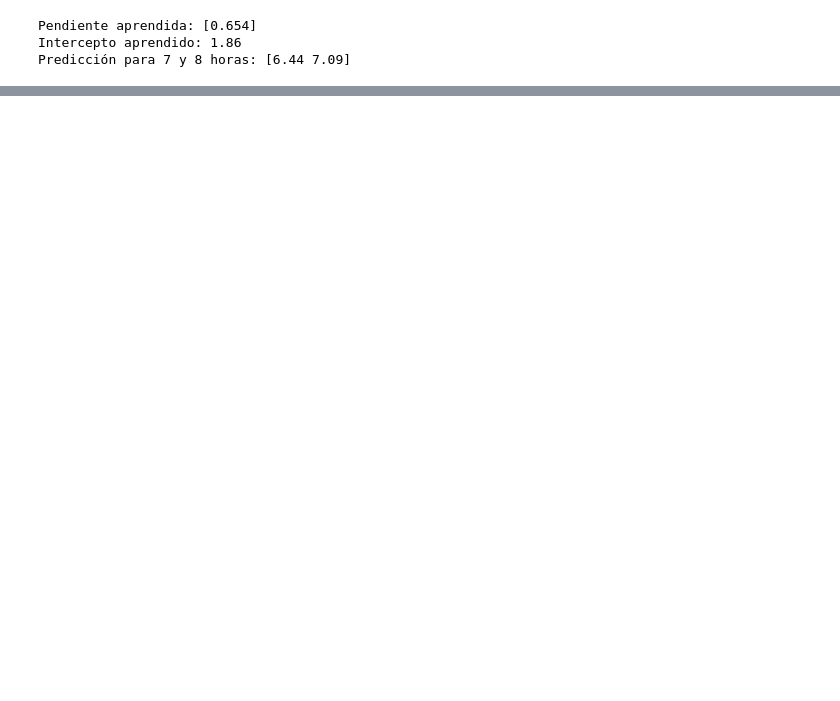
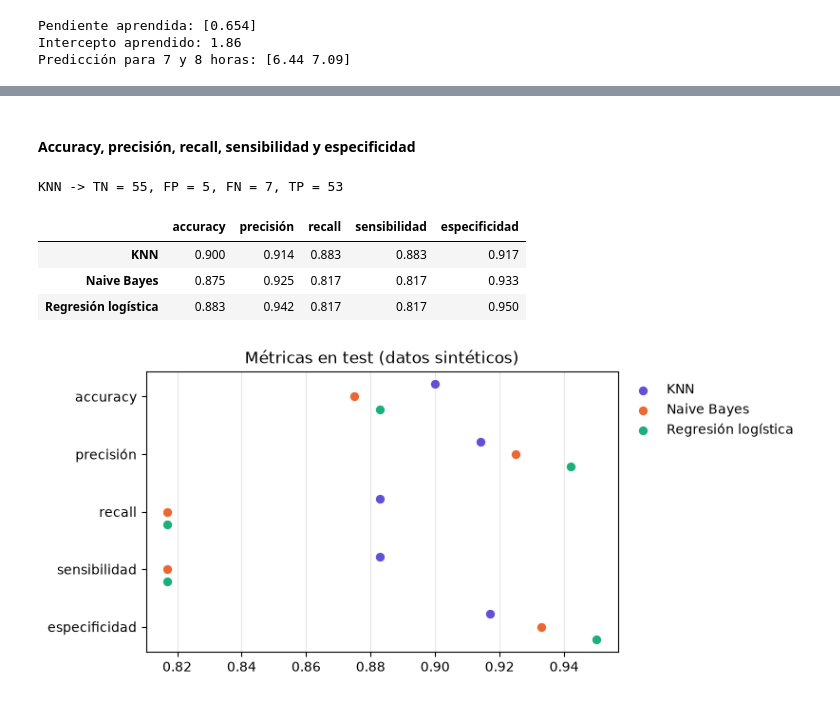
Before and after one commit to davidnfu0/tutoriales_estadistica_2026, a Jupyter notebook: tutoriales/tutorial_sklearn.ipynb, the cells around one changed output, grey strips where cells are left out. Drawn from its saved outputs; the diff is of its cells as text; code cells hidden in the pictures; blank space fills up the shorter version.

```diff
--- a/tutoriales/tutorial_sklearn.ipynb
+++ b/tutoriales/tutorial_sklearn.ipynb
@@ -520,0 +251,47 @@ Regresión lineal  R²: 0.485
+# %% [markdown]
+#### Accuracy, precisión, recall, sensibilidad y especificidad
+# %%
+from sklearn.metrics import confusion_matrix, accuracy_score, precision_score, recall_score
+
+
+def metricas_clasificacion(modelo, X, y):
+    y_pred = modelo.predict(X)
+    tn, fp, fn, tp = confusion_matrix(y, y_pred).ravel()
+    return {
+        "accuracy":      accuracy_score(y, y_pred),
+        "precisión":     precision_score(y, y_pred),
+        "recall":        recall_score(y, y_pred),
+        "sensibilidad":  tp / (tp + fn),
+        "especificidad": tn / (tn + fp),
+    }
+
+
+def graficar_metricas(tabla, ax):
+    """Un punto por modelo y métrica (gráfico de puntos: el eje no necesita partir en 0)."""
+    pos = np.arange(tabla.shape[1])
+    desplazamiento = (np.arange(len(tabla)) - (len(tabla) - 1) / 2) * 0.22
+    for d, (nombre, fila) in zip(desplazamiento, tabla.iterrows()):
+        ax.scatter(fila.values, pos + d, s=60, color=COLORES.get(nombre), edgecolor="white", zorder=3, label=nombre)
+    ax.set_yticks(pos, tabla.columns); ax.invert_yaxis()
+    ax.grid(axis="x", alpha=0.3)
+    ax.legend(frameon=False, loc="upper left", bbox_to_anchor=(1, 1))
+
+
+tn, fp, fn, tp = confusion_matrix(yl_test, clasificadores["KNN"].predict(Xl_test)).ravel()
+print(f"KNN -> TN = {tn}, FP = {fp}, FN = {fn}, TP = {tp}\n")
+
+tabla_lunas = pd.DataFrame({n: metricas_clasificacion(m, Xl_test, yl_test)
+                            for n, m in clasificadores.items()}).T.round(3)
+display(tabla_lunas)
+
+fig, ax = plt.subplots(figsize=(8, 3.5), layout="constrained")
+graficar_metricas(tabla_lunas, ax)
+ax.set_title("Métricas en test (datos sintéticos)")
+plt.show()
+# %% [output]
+KNN -> TN = 55, FP = 5, FN = 7, TP = 53
+|  | accuracy | precisión | recall | sensibilidad | especificidad |
+| KNN | 0.900 | 0.914 | 0.883 | 0.883 | 0.917 |
+| Naive Bayes | 0.875 | 0.925 | 0.817 | 0.817 | 0.933 |
+| Regresión logística | 0.883 | 0.942 | 0.817 | 0.817 | 0.950 |
+[figure, added]
```
Also changed, not shown: parts of 73 cells of this notebook.
